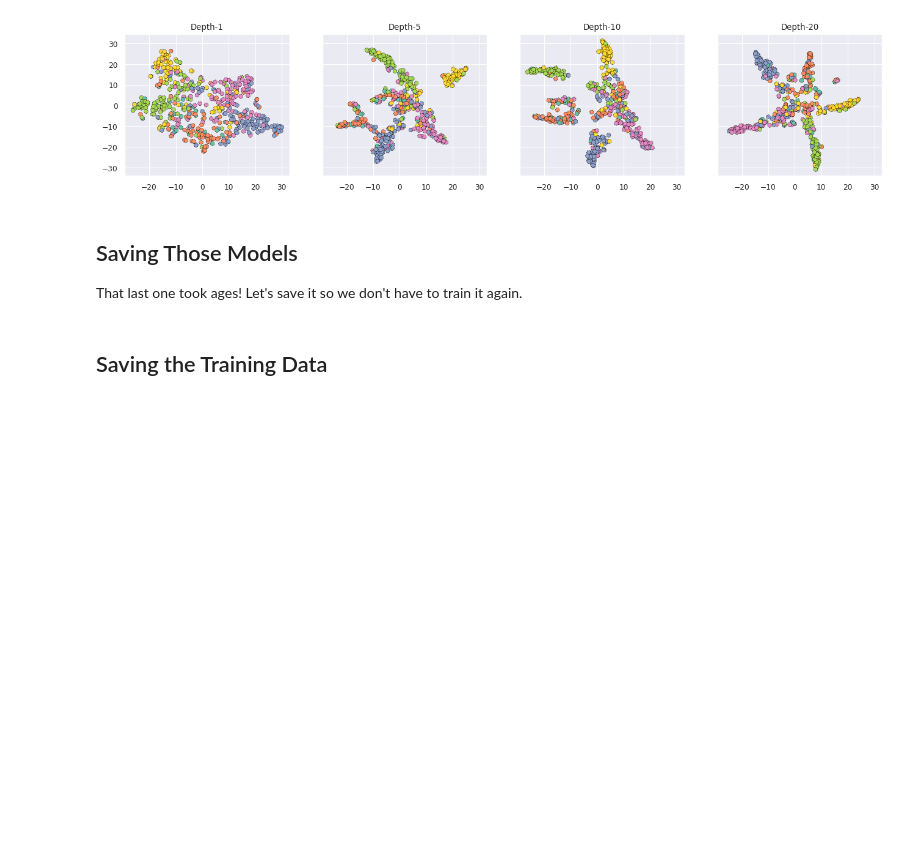
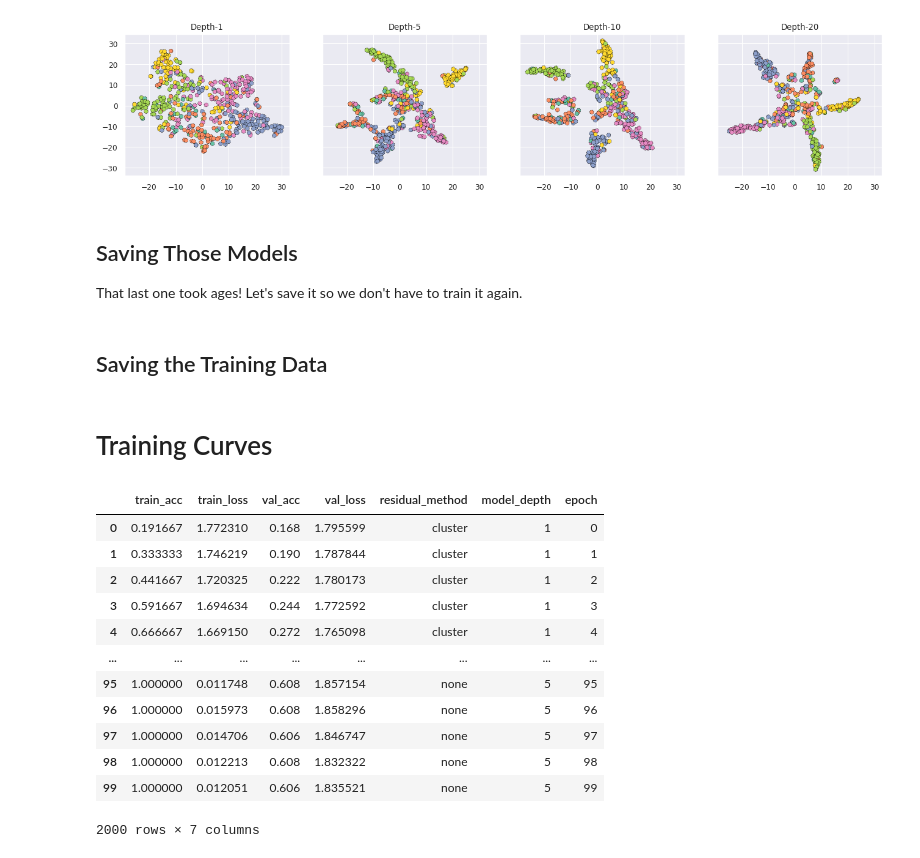
Before and after one commit to BenPrie/semantic-oversmoothing, a Jupyter notebook: training.ipynb, the cells around one changed output. Saved outputs shown, nothing was run; the diff lists cells and outputs as text; code cells hidden in the pictures; blank space fills up the shorter version.

```diff
--- a/training.ipynb
+++ b/training.ipynb
@@ -350,3 +350,5 @@ for depth, stats in hierarchical_stats.items():
 for depth, stats in cluster_stats.items():
     stats_df = pd.DataFrame(stats)
     stats_df.to_csv(f'./data/gcn/cluster_{depth}.csv', index=False)
+# %% [markdown]
+# Training Curves
@@ -352,0 +367,18 @@ for depth, stats in cluster_stats.items():
+# %%
+# Add an epoch column.
+master_stats_df['epoch'] = list(range(100)) * 20
+master_stats_df
+# %% [output]
+|  | train_acc | train_loss | val_acc | val_loss | residual_method | model_depth | epoch |
+| 0 | 0.191667 | 1.772310 | 0.168 | 1.795599 | cluster | 1 | 0 |
+| 1 | 0.333333 | 1.746219 | 0.190 | 1.787844 | cluster | 1 | 1 |
+| 2 | 0.441667 | 1.720325 | 0.222 | 1.780173 | cluster | 1 | 2 |
+| 3 | 0.591667 | 1.694634 | 0.244 | 1.772592 | cluster | 1 | 3 |
+| 4 | 0.666667 | 1.669150 | 0.272 | 1.765098 | cluster | 1 | 4 |
+| ... | ... | ... | ... | ... | ... | ... | ... |
+| 95 | 1.000000 | 0.011748 | 0.608 | 1.857154 | none | 5 | 95 |
+| 96 | 1.000000 | 0.015973 | 0.608 | 1.858296 | none | 5 | 96 |
+| 97 | 1.000000 | 0.014706 | 0.606 | 1.846747 | none | 5 | 97 |
+| 98 | 1.000000 | 0.012213 | 0.608 | 1.832322 | none | 5 | 98 |
+| 99 | 1.000000 | 0.012051 | 0.606 | 1.835521 | none | 5 | 99 |
+2000 rows × 7 columns
```
Also changed, not shown: parts of 4 cells of this notebook.
